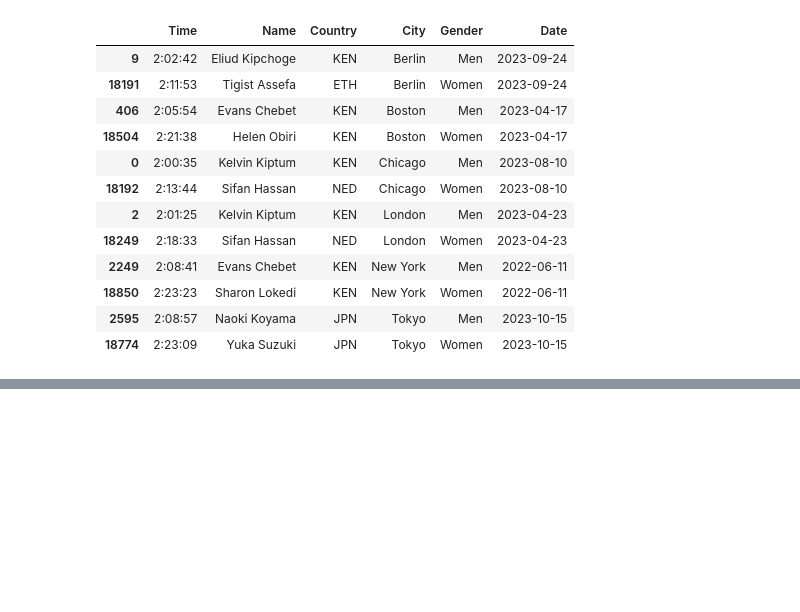
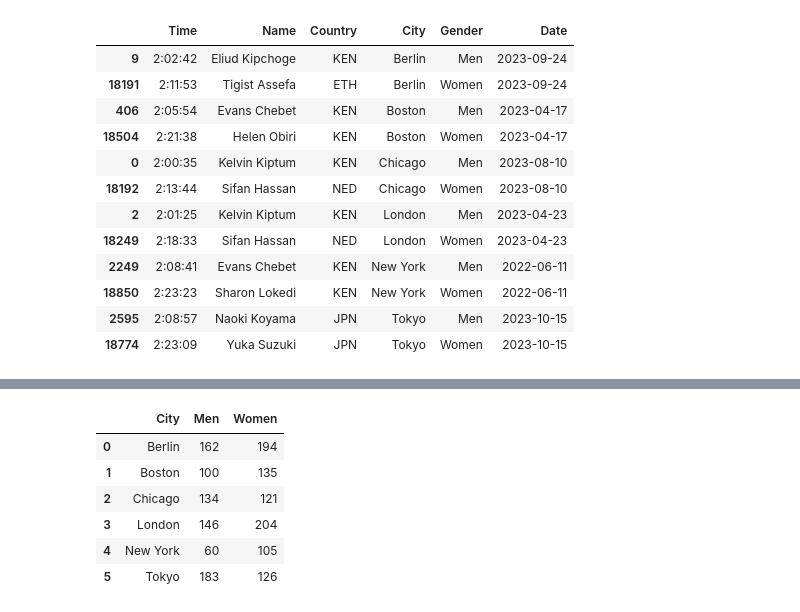
Before and after one commit to evgeniyarbatov/marathons, a Jupyter notebook: notebooks/Extract for website.ipynb, the cells around one changed output, grey strips where cells are left out. Saved outputs shown, nothing was run; the diff lists cells and outputs as text; code cells hidden in the pictures; blank space fills up the shorter version.

```diff
--- a/notebooks/Extract for website.ipynb
+++ b/notebooks/Extract for website.ipynb
@@ -74,0 +88,22 @@ latest_times.to_json(
+# %%
+count_by_gender = marathons.groupby(['City', 'Gender'])\
+.agg(unique_count=('Name', 'nunique'))\
+.reset_index()\
+.rename(columns={'unique_count': 'People Count By Gender'})
+
+gender_count = count_by_gender.pivot(
+    index='City',
+    columns='Gender',
+    values='People Count By Gender'
+).reset_index()
+gender_count.columns.name = None
+
+gender_count
+# %% [output]
+|  | City | Men | Women |
+| 0 | Berlin | 162 | 194 |
+| 1 | Boston | 100 | 135 |
+| 2 | Chicago | 134 | 121 |
+| 3 | London | 146 | 204 |
+| 4 | New York | 60 | 105 |
+| 5 | Tokyo | 183 | 126 |
```
Also changed, not shown: parts of 7 cells of this notebook, 4 other files.
